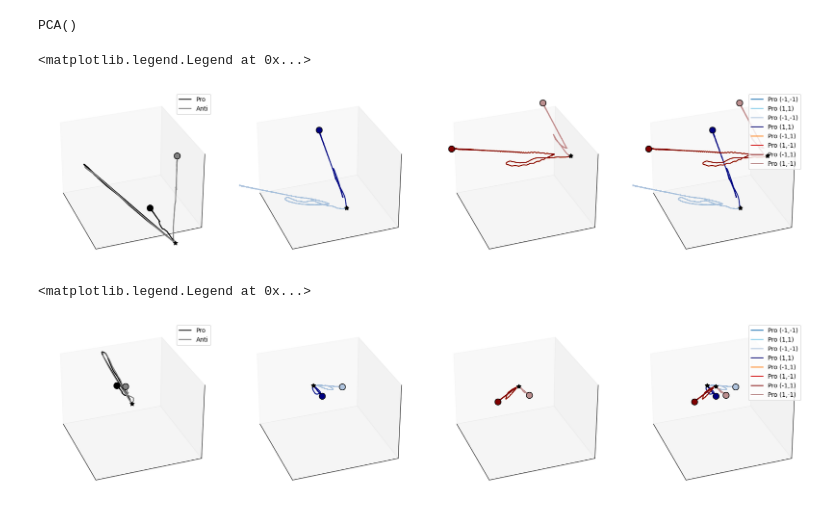
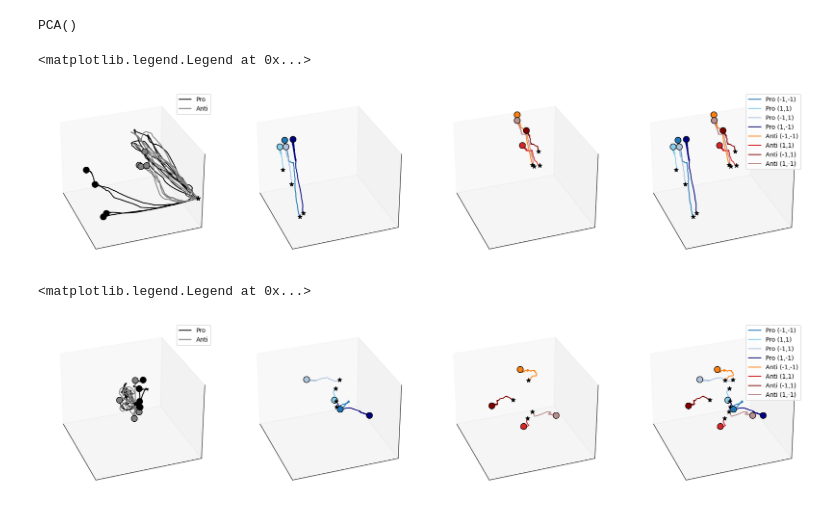
Before and after one commit to ntolley/dendractor, a Jupyter notebook: figures/plot_memorycontext_pca_trajectory.ipynb, the cells around one changed output. Saved outputs shown, nothing was run; the diff lists cells and outputs as text; code cells hidden in the pictures.

```diff
--- a/figures/plot_memorycontext_pca_trajectory.ipynb
+++ b/figures/plot_memorycontext_pca_trajectory.ipynb
@@ -52,18 +70,19 @@ print(list(random_init_dict.keys()))
 # res_dict = random_init_dict['Esoma_Idend']
 # res_dict = random_init_dict['Esoma_Isomadend']
 
-res_dict = random_init_dict['Edend_Isoma']
+# res_dict = random_init_dict['Edend_Isoma']
 # res_dict = random_init_dict['Edend_Idend']
 # res_dict = random_init_dict['Edend_Isomadend']
 
 # res_dict = random_init_dict['Esomadend_Isoma']
 # res_dict = random_init_dict['Esomadend_Idend']
-# res_dict = random_init_dict['Esomadend_Isomadend']
+res_dict = random_init_dict['Esomadend_Isomadend']
 
 
 name = res_dict['name']
 output_array = res_dict['output_array']
 targets = res_dict['targets']
+targets_stacked = res_dict['targets_stacked']
 gid_ranges = res_dict['gid_ranges']
 input_list = res_dict['input_list']
 num_cond = input_list.shape[0]
@@ -73,10 +92,11 @@ Esoma_Idend
 # %%
-t_max = 2000
-dt = 0.5 # simulation output downsampled by factor of 10
+t_max = 1000
+dt = 0.25 # simulation output downsampled by factor of 10
 fs = (1/dt) * 1e3
 time_vec = np.arange(0, t_max, dt)
 downsample_factor = 10
-burn_in = int(0 / downsample_factor)
+# burn_in = 30_000 // downsample_factor
+burn_in = 0 // downsample_factor
 # %%
 rate_gids = list(gid_ranges['E_rate'])
 rates = output_array[:, rate_gids, :]
@@ -216,9 +245,8 @@ def make_trajectory_figure(points1, points2, points3, points4, start_idx, end_id
 
     ax.scatter(points1[start_idx,dim1], points1[start_idx, dim2], points1[start_idx, dim3], color='k', marker='*', s=50)
     ax.scatter(points2[start_idx,dim1], points2[start_idx, dim2], points2[start_idx, dim3], color='k', marker='*', s=50)
-
-    ax.scatter(points1[cue_idx,dim1], points1[cue_idx, dim2], points1[cue_idx, dim3], color='k')
-    ax.scatter(points2[cue_idx,dim1], points2[cue_idx, dim2], points2[cue_idx, dim3], color='k')
+    ax.scatter(points3[start_idx,dim1], points3[start_idx, dim2], points3[start_idx, dim3], color='k', marker='*', s=50)
+    ax.scatter(points4[start_idx,dim1], points4[start_idx, dim2], points4[start_idx, dim3], color='k', marker='*', s=50)
 
     ax.scatter(points1[end_idx,dim1], points1[end_idx, dim2], points1[end_idx, dim3], color=color1, s=100, edgecolor='k')
     ax.scatter(points2[end_idx,dim1], points2[end_idx, dim2], points2[end_idx, dim3], color=color2, s=100, edgecolor='k')
@@ -230,6 +258,8 @@ def make_trajectory_figure(points1, points2, points3, points4, start_idx, end_id
 
     # plt.tight_layout()
     # plt.show()
+# %%
+num_repeats = output_array.shape[0] // num_cond
 # %%
 ticksize = 11
 labelsize = 15
@@ -261,41 +306,47 @@ ax3 = fig.add_subplot(143, projection='3d')
 ax4 = fig.add_subplot(144, projection='3d')
 
 
-make_trajectory_figure(points1, points5, points1, points5, 0, cue_idx, ax1, dim1, dim2, dim3,
-                       color1='k', color2='grey', color3='k', color4='grey', label1='Pro', label2='Anti')
+# make_trajectory_figure(points1, points5, points1, points5, 0, cue_idx, ax1, dim1, dim2, dim3,
+#                        color1='k', color2='grey', color3='k', color4='grey', label1='Pro', label2='Anti')
 
-make_trajectory_figure(points1, points2, points3, points4, cue_idx, cue_idx+2000, ax2, dim1, dim2, dim3,
+make_trajectory_figure(points1, points2, points3, points4, 0, cue_idx, ax1, dim1, dim2, dim3,
+                       color1='k', color2='k', color3='k', color4='k', label1='Pro')
+
+make_trajectory_figure(points5, points6, points7, points8, 0, cue_idx, ax1, dim1, dim2, dim3,
+                       color1='grey', color2='grey', color3='grey', color4='grey', label1='Anti')
+
+make_trajectory_figure(points1, points2, points3, points4, cue_idx, cue_idx+1200, ax2, dim1, dim2, dim3,
                        color1='C0', color2='skyblue', color3='lightsteelblue', color4='navy',
                        label1=input_names[sim_idx1], label2=input_names[sim_idx2], label3=input_names[sim_idx3], label4=input_names[sim_idx4])
 
-make_trajectory_figure(points5, points6, points7, points8, cue_idx, cue_idx+2000, ax3, dim1, dim2, dim3,
+make_trajectory_figure(points5, points6, points7, points8, cue_idx, cue_idx+1200, ax3, dim1, dim2, dim3,
                        color1='C1', color2='C3', color3='maroon', color4='rosybrown',
                        label1=input_names[sim_idx5], label2=input_names[sim_idx6], label3=input_names[sim_idx7], label4=input_names[sim_idx8])
 
 
-make_trajectory_figure(points1, points2, points3, points4, cue_idx, cue_idx+2000, ax4, dim1, dim2, dim3,
+make_trajectory_figure(points1, points2, points3, points4, cue_idx, cue_idx+1200, ax4, dim1, dim2, dim3,
                        color1='C0', color2='skyblue', color3='lightsteelblue', color4='navy',
                        label1=input_names[sim_idx1], label2=input_names[sim_idx2], label3=input_names[sim_idx3], label4=input_names[sim_idx4])
 
-make_trajectory_figure(points5, points6, points7, points8, cue_idx, cue_idx+2000, ax4, dim1, dim2, dim3,
+make_trajectory_figure(points5, points6, points7, points8, cue_idx, cue_idx+1200, ax4, dim1, dim2, dim3,
                        color1='C1', color2='C3', color3='maroon', color4='rosybrown',
                        label1=input_names[sim_idx5], label2=input_names[sim_idx6], label3=input_names[sim_idx7], label4=input_names[sim_idx8])
 
 limits = [(-3, 5), (-4, 4), (-3, 2)]
 # limits = [(-9, 5), (-5, 6), (-5, 3.4)]
 for ax_plot in [ax1, ax2, ax3, ax4]:
     ax_plot.set_xlim(limits[0])
     ax_plot.set_ylim(limits[1])
     ax_plot.set_zlim(limits[2])
 
 ax1.legend(loc='upper right')
 # ax2.legend(loc='upper right')
 # ax3.legend(loc='upper right')
 ax4.legend(loc='upper right')
 # plt.savefig('cuesoma_context_soma_trajectory1.svg')
 # %% [output]
 <matplotlib.legend.Legend at 0x...>
-[figure, old version]
+[figure, new version]
 # %%
 dim1, dim2, dim3 = 3,4,5
 
@@ -306,28 +357,34 @@ ax3 = fig.add_subplot(143, projection='3d')
 ax4 = fig.add_subplot(144, projection='3d')
 
 
-make_trajectory_figure(points1, points5, points1, points5, 0, cue_idx, ax1, dim1, dim2, dim3,
-                       color1='k', color2='grey', color3='k', color4='grey', label1='Pro', label2='Anti')
+# make_trajectory_figure(points1, points5, points1, points5, 0, cue_idx, ax1, dim1, dim2, dim3,
+#                        color1='k', color2='grey', color3='k', color4='grey', label1='Pro', label2='Anti')
 
-make_trajectory_figure(points1, points2, points3, points4, cue_idx, cue_idx+2000, ax2, dim1, dim2, dim3,
+make_trajectory_figure(points1, points2, points3, points4, 0, cue_idx, ax1, dim1, dim2, dim3,
+                       color1='k', color2='k', color3='k', color4='k', label1='Pro')
+
+make_trajectory_figure(points5, points6, points7, points8, 0, cue_idx, ax1, dim1, dim2, dim3,
+                       color1='grey', color2='grey', color3='grey', color4='grey', label1='Anti')
+
+make_trajectory_figure(points1, points2, points3, points4, cue_idx, cue_idx+1200, ax2, dim1, dim2, dim3,
                        color1='C0', color2='skyblue', color3='lightsteelblue', color4='navy',
                        label1=input_names[sim_idx1], label2=input_names[sim_idx2], label3=input_names[sim_idx3], label4=input_names[sim_idx4])
 
-make_trajectory_figure(points5, points6, points7, points8, cue_idx, cue_idx+2000, ax3, dim1, dim2, dim3,
+make_trajectory_figure(points5, points6, points7, points8, cue_idx, cue_idx+1200, ax3, dim1, dim2, dim3,
                        color1='C1', color2='C3', color3='maroon', color4='rosybrown',
                        label1=input_names[sim_idx5], label2=input_names[sim_idx6], label3=input_names[sim_idx7], label4=input_names[sim_idx8])
 
 
-make_trajectory_figure(points1, points2, points3, points4, cue_idx, cue_idx+2000, ax4, dim1, dim2, dim3,
+make_trajectory_figure(points1, points2, points3, points4, cue_idx, cue_idx+1200, ax4, dim1, dim2, dim3,
                        color1='C0', color2='skyblue', color3='lightsteelblue', color4='navy',
                        label1=input_names[sim_idx1], label2=input_names[sim_idx2], label3=input_names[sim_idx3], label4=input_names[sim_idx4])
 
-make_trajectory_figure(points5, points6, points7, points8, cue_idx, cue_idx+2000, ax4, dim1, dim2, dim3,
+make_trajectory_figure(points5, points6, points7, points8, cue_idx, cue_idx+1200, ax4, dim1, dim2, dim3,
                        color1='C1', color2='C3', color3='maroon', color4='rosybrown',
                        label1=input_names[sim_idx5], label2=input_names[sim_idx6], label3=input_names[sim_idx7], label4=input_names[sim_idx8])
 
-# limits = [(-3, 5), (-4, 4), (-3, 2)]
-limits = [(-9, 5), (-5, 5), (-5, 3.4)]
+limits = [(-3, 5), (-4, 4), (-3, 2)]
+# limits = [(-9, 5), (-5, 6), (-5, 3.4)]
 for ax_plot in [ax1, ax2, ax3, ax4]:
     ax_plot.set_xlim(limits[0])
     ax_plot.set_ylim(limits[1])
@@ -337,7 +394,7 @@ ax1.legend(loc='upper right')
 # ax2.legend(loc='upper right')
 # ax3.legend(loc='upper right')
 ax4.legend(loc='upper right')
-# plt.savefig('cuesoma_context_soma_trajectory2.svg')
+# plt.savefig('cuesoma_context_soma_trajectory1.svg')
 # %% [output]
 <matplotlib.legend.Legend at 0x...>
-[figure, old version]
+[figure, new version]
```
Also changed, not shown: parts of 9 cells of this notebook, 6 other files.
